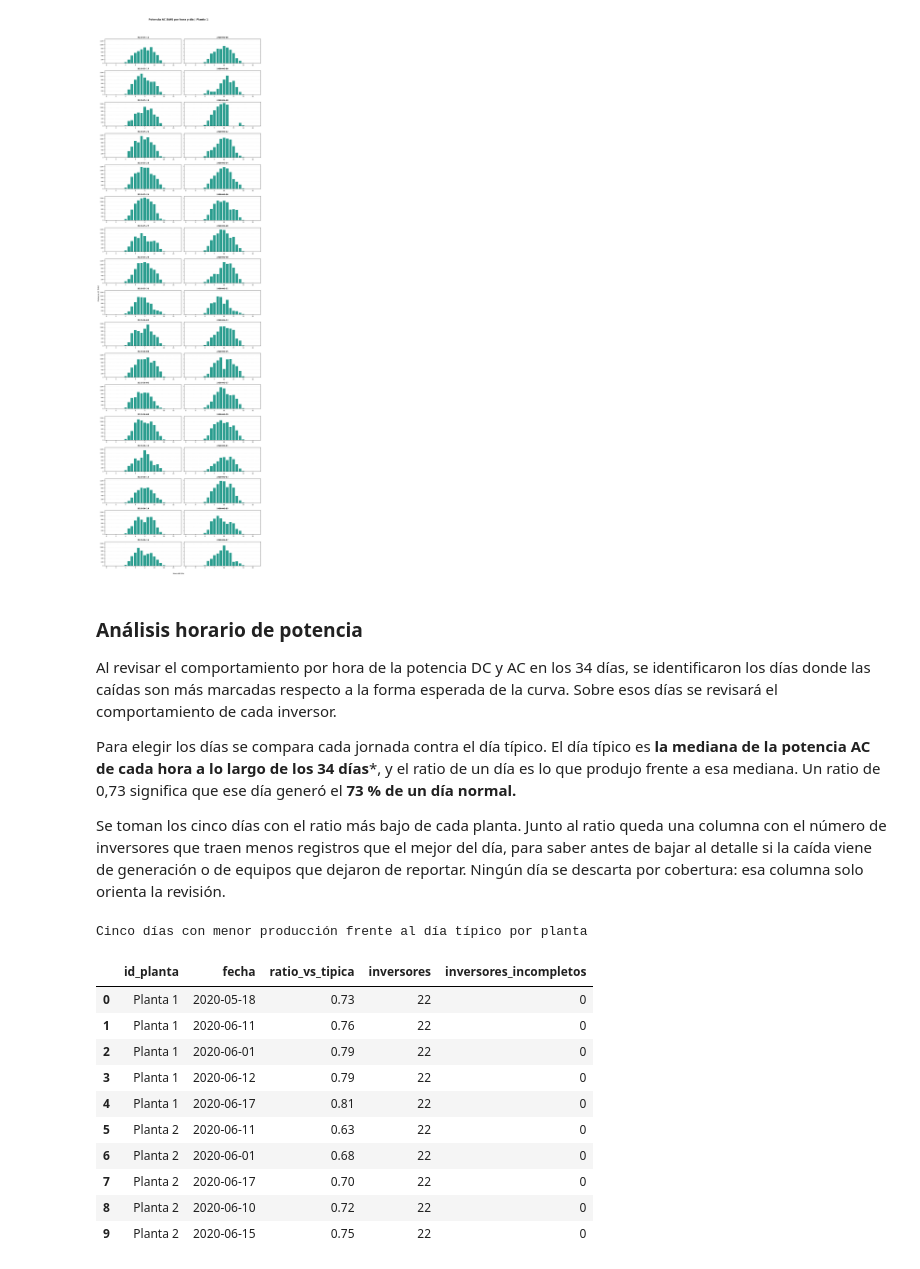
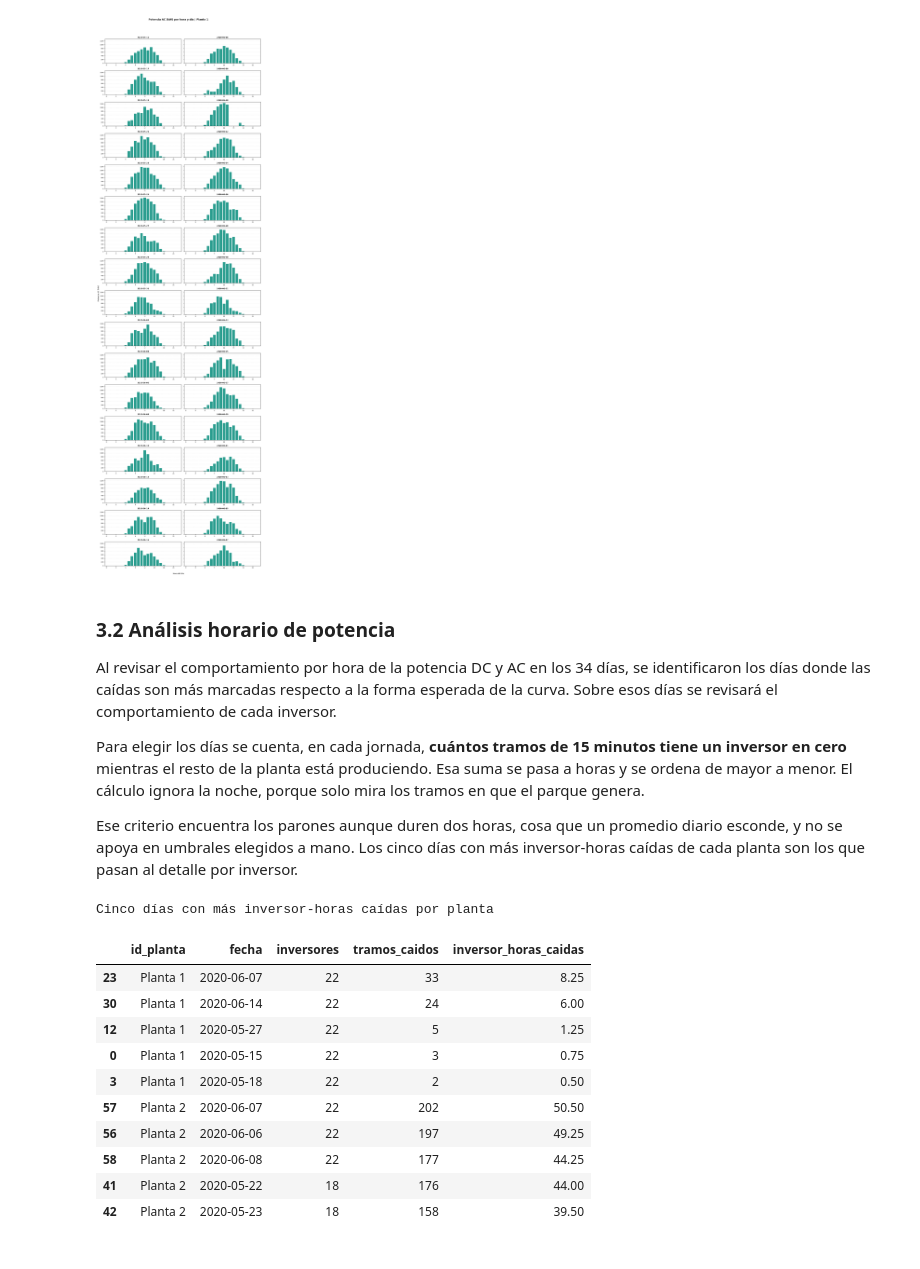
Before and after one commit to DataRex-47/01_PLANTAS-SOLARES, a Jupyter notebook: 03_notebooks/03_Analisis.ipynb, the cells around one changed output. Saved outputs shown, nothing was run; the diff lists cells and outputs as text; code cells hidden in the pictures.

```diff
--- a/03_notebooks/03_Analisis.ipynb
+++ b/03_notebooks/03_Analisis.ipynb
@@ -305,10 +289,10 @@ graficar_horas_por_dia(
 # %% [output]
 [figure]
 # %% [markdown]
-### Análisis horario de potencia
+### 3.2 Análisis horario de potencia
 
 Al revisar el comportamiento por hora de la potencia DC y AC en los 34 días, se identificaron los días donde las caídas son más marcadas respecto a la forma esperada de la curva. Sobre esos días se revisará el comportamiento de cada inversor.
 
-Para elegir los días se compara cada jornada contra el día típico. El día típico es **la mediana de la potencia AC de cada hora a lo largo de los 34 días***, y el ratio de un día es lo que produjo frente a esa mediana. Un ratio de 0,73 significa que ese día generó el **73 % de un día normal.**
+Para elegir los días se cuenta, en cada jornada, **cuántos tramos de 15 minutos tiene un inversor en cero** mientras el resto de la planta está produciendo. Esa suma se pasa a horas y se ordena de mayor a menor. El cálculo ignora la noche, porque solo mira los tramos en que el parque genera.
 
-Se toman los cinco días con el ratio más bajo de cada planta. Junto al ratio queda una columna con el número de inversores que traen menos registros que el mejor del día, para saber antes de bajar al detalle si la caída viene de generación o de equipos que dejaron de reportar. Ningún día se descarta por cobertura: esa columna solo orienta la revisión.
+Ese criterio encuentra los parones aunque duren dos horas, cosa que un promedio diario esconde, y no se apoya en umbrales elegidos a mano. Los cinco días con más inversor-horas caídas de cada planta son los que pasan al detalle por inversor.
@@ -359,25 +299,46 @@ ranking = ranking.sort_values(['id_planta', 'ratio_vs_tipica'])
+# %%
+# ── Días con más inversor-horas caídas ─────────
+
+partes = []
+for archivo in ['Planta1_Generacion.pkl', 'Planta2_Generacion.pkl']:
+    partes.append(pd.read_pickle(ANALITICO / archivo))
+
+gen = pd.concat(partes, ignore_index=True)
+gen['fecha'] = gen['fecha_hora'].dt.normalize()
+
+# el parque produce si la mediana de sus inversores en ese instante es positiva
+gen['referencia'] = gen.groupby(['id_planta', 'fecha_hora'])['potencia_ac_kw'].transform('median')
+gen['caido'] = (gen['referencia'] > 0) & (gen['potencia_ac_kw'] <= 0)
+
+dias = (
+    gen.groupby(['id_planta', 'fecha'])
+    .agg(inversores=('id_inversor', 'nunique'), tramos_caidos=('caido', 'sum'))
+    .reset_index()
+)
+dias['inversor_horas_caidas'] = dias['tramos_caidos'] * 0.25
+dias = dias.sort_values(['id_planta', 'inversor_horas_caidas'], ascending=[True, False])
 # %%
-# ── Tabla de días frente al día típico ─────────
+# ── Cinco peores días de cada planta ─────────
 
-peores = ranking.groupby('id_planta', group_keys=False).head(5).reset_index(drop=True)
+peores = dias.groupby('id_planta', group_keys=False).head(5).copy()
 peores['fecha'] = peores['fecha'].dt.strftime('%Y-%m-%d')
 
 (
     peores.style
-    .background_gradient(subset=['ratio_vs_tipica'], cmap='RdYlGn', vmin=0.7, vmax=1.1)
-    .format({'ratio_vs_tipica': '{:.2f}'})
-    .set_caption('Cinco días con menor producción frente al día típico por planta')
+    .background_gradient(subset=['inversor_horas_caidas'], cmap='Reds')
+    .format({'inversor_horas_caidas': '{:.2f}'})
+    .set_caption('Cinco días con más inversor-horas caídas por planta')
 )
 # %% [output]
-Cinco días con menor producción frente al día típico por planta
+Cinco días con más inversor-horas caídas por planta
-|  | id_planta | fecha | ratio_vs_tipica | inversores | inversores_incompletos |
-| 0 | Planta 1 | 2020-05-18 | 0.73 | 22 | 0 |
-| 1 | Planta 1 | 2020-06-11 | 0.76 | 22 | 0 |
-| 2 | Planta 1 | 2020-06-01 | 0.79 | 22 | 0 |
-| 3 | Planta 1 | 2020-06-12 | 0.79 | 22 | 0 |
-| 4 | Planta 1 | 2020-06-17 | 0.81 | 22 | 0 |
-| 5 | Planta 2 | 2020-06-11 | 0.63 | 22 | 0 |
-| 6 | Planta 2 | 2020-06-01 | 0.68 | 22 | 0 |
-| 7 | Planta 2 | 2020-06-17 | 0.70 | 22 | 0 |
-| 8 | Planta 2 | 2020-06-10 | 0.72 | 22 | 0 |
-| 9 | Planta 2 | 2020-06-15 | 0.75 | 22 | 0 |
+|  | id_planta | fecha | inversores | tramos_caidos | inversor_horas_caidas |
+| 23 | Planta 1 | 2020-06-07 | 22 | 33 | 8.25 |
+| 30 | Planta 1 | 2020-06-14 | 22 | 24 | 6.00 |
+| 12 | Planta 1 | 2020-05-27 | 22 | 5 | 1.25 |
+| 0 | Planta 1 | 2020-05-15 | 22 | 3 | 0.75 |
+| 3 | Planta 1 | 2020-05-18 | 22 | 2 | 0.50 |
+| 57 | Planta 2 | 2020-06-07 | 22 | 202 | 50.50 |
+| 56 | Planta 2 | 2020-06-06 | 22 | 197 | 49.25 |
+| 58 | Planta 2 | 2020-06-08 | 22 | 177 | 44.25 |
+| 41 | Planta 2 | 2020-05-22 | 18 | 176 | 44.00 |
+| 42 | Planta 2 | 2020-05-23 | 18 | 158 | 39.50 |
```
Also changed, not shown: parts of 21 cells of this notebook, 13 other files.
